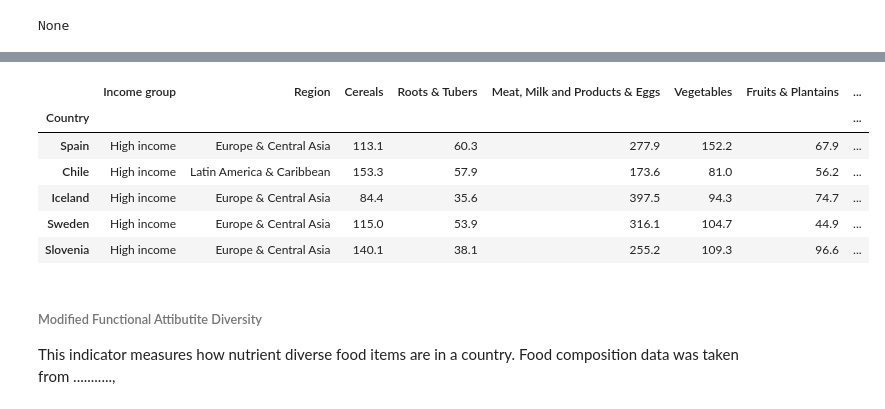
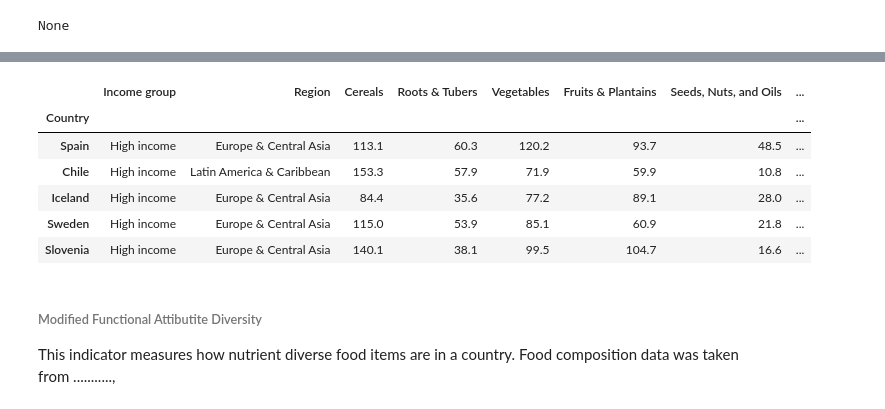
Before and after one commit to DavidMbelwa/thesis, a Jupyter notebook: Materials_and_methods.ipynb, the cells around one changed output, grey strips where cells are left out. Saved outputs shown, nothing was run; the diff lists cells and outputs as text; code cells hidden in the pictures.

```diff
--- a/Materials_and_methods.ipynb
+++ b/Materials_and_methods.ipynb
@@ -993,7 +1123,6 @@ food_items = pd.DataFrame(list(imputed_by_mice.columns),
 aggregated_food_supplies = {
     'Cereals' : 0,
     'Roots & Tubers' : 0,
-    'Meat, Milk and Products & Eggs' : 0,
     'Vegetables' : 0,
     'Fruits & Plantains' : 0,
     'Seeds, Nuts, and Oils' : 0,
@@ -1020,24 +1149,31 @@ aggregated_food_supplies['Roots & Tubers'] = \
         imputed_by_mice['Sweet potatoes']
 
 
+aggregated_food_supplies["Dairy and Egg Products"] = \
+        imputed_by_mice['Butter, Ghee'] + \
+        imputed_by_mice['Cream'] + \
+        imputed_by_mice['Eggs'] + \
+        imputed_by_mice['Milk - Excluding Butter']
+
+
+aggregated_food_supplies["Finfish / Shellfish Products"] = \
+        imputed_by_mice['Cephalopods'] + \
+        imputed_by_mice['Crustaceans'] + \
+        imputed_by_mice['Demersal Fish'] + \
+        imputed_by_mice['Freshwater Fish'] + \
+        imputed_by_mice['Marine Fish, Other'] + \
+        imputed_by_mice['Molluscs, Other'] + \
+        imputed_by_mice['Pelagic Fish']
+
 aggregated_food_supplies['Meat, Milk and Products & Eggs'] = \
         imputed_by_mice['Aquatic Animals, Others'] + \
         imputed_by_mice['Bovine Meat'] + \
-        imputed_by_mice['Butter, Ghee'] + \
-        imputed_by_mice['Cephalopods'] + \
-        imputed_by_mice['Cream'] + \
-        imputed_by_mice['Crustaceans'] + \
-        imputed_by_mice['Demersal Fish'] + \
-        imputed_by_mice['Eggs'] + \
         imputed_by_mice['Fats, Animals, Raw'] + \
-        imputed_by_mice['Freshwater Fish'] + \
-        imputed_by_mice['Marine Fish, Other'] + \
         imputed_by_mice['Meat, Other'] + \
-        imputed_by_mice['Milk - Excluding Butter'] + \
-        imputed_by_mice['Molluscs, Other'] + \
         imputed_by_mice['Mutton & Goat Meat'] + \
-        imputed_by_mice['Pelagic Fish'] + \
-        imputed_by_mice['Offals, Edible'] + \
+        imputed_by_mice['Offals, Edible']
+
+aggregated_food_supplies["Poultry"] = \
         imputed_by_mice['Poultry Meat']
 
 aggregated_food_supplies['Starch and Sugars'] = \
@@ -1046,26 +1182,32 @@ aggregated_food_supplies['Starch and Sugars'] = \
         imputed_by_mice['Sugar (Raw Equivalent)']
 
 
+aggregated_food_supplies["Legume and Legume Products"] = \
+        imputed_by_mice['Beans'] + \
+        imputed_by_mice['Peas'] + \
+        imputed_by_mice['Soyabeans'] + \
+        imputed_by_mice['Pulses, Other and products']
+
+
+aggregated_food_supplies["Spices & Herbs"] = \
+        imputed_by_mice['Cloves'] + \
+        imputed_by_mice['Spices, Other'] + \
+        imputed_by_mice['Tea (including mate)']
+
 aggregated_food_supplies['Vegetables'] = \
         imputed_by_mice['Aquatic Plants'] + \
-        imputed_by_mice['Beans'] + \
-        imputed_by_mice['Cloves'] + \
         imputed_by_mice['Onions'] + \
-        imputed_by_mice['Oranges, Mandarines'] + \
-        imputed_by_mice['Peas'] + \
         imputed_by_mice['Pepper'] + \
         imputed_by_mice['Pimento'] + \
-        imputed_by_mice['Pulses, Other and products'] + \
-        imputed_by_mice['Spices, Other'] + \
-        imputed_by_mice['Soyabeans'] + \
         imputed_by_mice['Vegetables, other'] + \
-        imputed_by_mice['Tomatoes and products'] + \
-        imputed_by_mice['Tea (including mate)']
+        imputed_by_mice['Tomatoes and products']
+
 
 aggregated_food_supplies['Fruits & Plantains'] = \
         imputed_by_mice['Apples and products'] + \
         imputed_by_mice['Bananas'] + \
         imputed_by_mice['Citrus, Other'] + \
+        imputed_by_mice['Oranges, Mandarines'] + \
         imputed_by_mice['Dates'] + \
         imputed_by_mice['Fruits, other'] + \
         imputed_by_mice['Grapefruit and products'] + \
@@ -1088,40 +1230,40 @@ aggregated_food_supplies['Seeds, Nuts, and Oils'] = \
         imputed_by_mice['Groundnuts'] + \
         imputed_by_mice['Nuts and products'] + \
         imputed_by_mice['Maize Germ Oil'] + \
         imputed_by_mice['Oilcrops Oil, Other'] + \
         imputed_by_mice['Oilcrops, Other'] + \
         imputed_by_mice['Olive Oil'] + \
         imputed_by_mice['Palm Oil'] + \
         imputed_by_mice['Palmkernel Oil'] + \
         imputed_by_mice['Rape and Mustard Oil'] + \
         imputed_by_mice['Rape and Mustardseed'] + \
         imputed_by_mice['Sesame seed'] + \
         imputed_by_mice['Sesameseed Oil'] + \
         imputed_by_mice['Sunflowerseed Oil'] + \
         imputed_by_mice['Soyabean Oil']
 
 
 aggregated_food_supplies['Infant Food'] = \
         imputed_by_mice['Infant food']
 
 
 
 df_aggregated_food_supplies = pd.merge(adjusted_transposed_copy[['Income group', 'Region']],
                                        pd.DataFrame(aggregated_food_supplies, index=imputed_by_mice.index),
                                        left_index=True,
                                        right_index=True).sort_values('Income group')
 
 display(df_aggregated_food_supplies.head(5))
 
 #df_aggregated_food_supplies.head(14).to_csv('1_Aggregated_Food_Supplies.csv', index=True)
 # %% [output]
-|  | Income group | Region | Cereals | Roots & Tubers | Meat, Milk and Products & Eggs | Vegetables | Fruits & Plantains | ... |
+|  | Income group | Region | Cereals | Roots & Tubers | Vegetables | Fruits & Plantains | Seeds, Nuts, and Oils | ... |
 | Country |  |  |  |  |  |  |  | ... |
-| Spain | High income | Europe & Central Asia | 113.1 | 60.3 | 277.9 | 152.2 | 67.9 | ... |
-| Chile | High income | Latin America & Caribbean | 153.3 | 57.9 | 173.6 | 81.0 | 56.2 | ... |
-| Iceland | High income | Europe & Central Asia | 84.4 | 35.6 | 397.5 | 94.3 | 74.7 | ... |
-| Sweden | High income | Europe & Central Asia | 115.0 | 53.9 | 316.1 | 104.7 | 44.9 | ... |
-| Slovenia | High income | Europe & Central Asia | 140.1 | 38.1 | 255.2 | 109.3 | 96.6 | ... |
+| Spain | High income | Europe & Central Asia | 113.1 | 60.3 | 120.2 | 93.7 | 48.5 | ... |
+| Chile | High income | Latin America & Caribbean | 153.3 | 57.9 | 71.9 | 59.9 | 10.8 | ... |
+| Iceland | High income | Europe & Central Asia | 84.4 | 35.6 | 77.2 | 89.1 | 28.0 | ... |
+| Sweden | High income | Europe & Central Asia | 115.0 | 53.9 | 85.1 | 60.9 | 21.8 | ... |
+| Slovenia | High income | Europe & Central Asia | 140.1 | 38.1 | 99.5 | 104.7 | 16.6 | ... |
 # %% [markdown]
 ###### Modified Functional Attibutite Diversity
 
```
Also changed, not shown: parts of 16 cells of this notebook, 5 other files.
